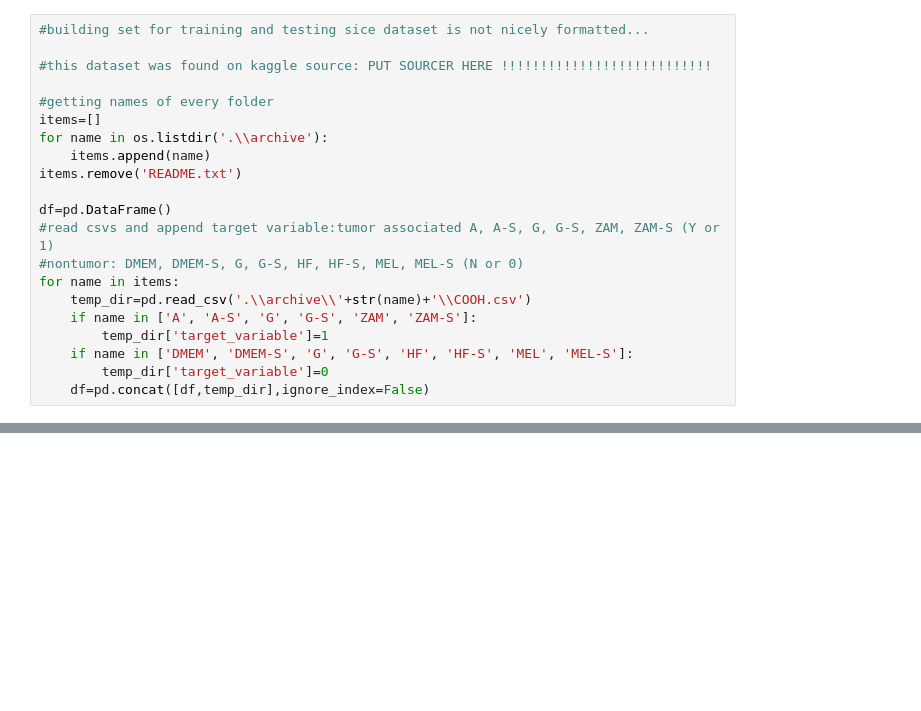
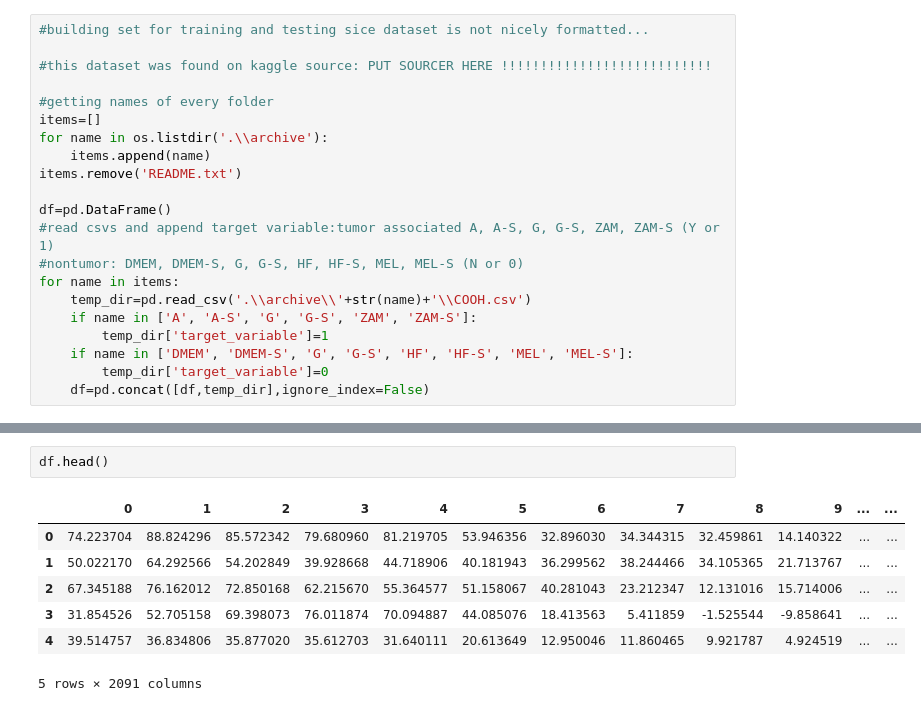
Before and after one commit to Lucas-ZR/datahow-thesis-feup, a Jupyter notebook: testing_boruta_and_window.ipynb, the cells around one changed output, grey strips where cells are left out. Drawn from its saved outputs; the diff is of its cells as text; blank space fills up the shorter version.

```diff
--- a/testing_boruta_and_window.ipynb
+++ b/testing_boruta_and_window.ipynb
@@ -35,4 +36,14 @@ for i in [0,1]:
 # %% [output]
 target variable: 0 424
 target variable: 1 209
+# %%
+df.head()
+# %% [output]
+|  | 0 | 1 | 2 | 3 | 4 | 5 | 6 | 7 | 8 | 9 | ... | ... |
+| 0 | 74.223704 | 88.824296 | 85.572342 | 79.680960 | 81.219705 | 53.946356 | 32.896030 | 34.344315 | 32.459861 | 14.140322 | ... | ... |
+| 1 | 50.022170 | 64.292566 | 54.202849 | 39.928668 | 44.718906 | 40.181943 | 36.299562 | 38.244466 | 34.105365 | 21.713767 | ... | ... |
+| 2 | 67.345188 | 76.162012 | 72.850168 | 62.215670 | 55.364577 | 51.158067 | 40.281043 | 23.212347 | 12.131016 | 15.714006 | ... | ... |
+| 3 | 31.854526 | 52.705158 | 69.398073 | 76.011874 | 70.094887 | 44.085076 | 18.413563 | 5.411859 | -1.525544 | -9.858641 | ... | ... |
+| 4 | 39.514757 | 36.834806 | 35.877020 | 35.612703 | 31.640111 | 20.613649 | 12.950046 | 11.860465 | 9.921787 | 4.924519 | ... | ... |
+5 rows × 2091 columns
 # %%
```
Also changed, not shown: parts of 4 cells of this notebook.
